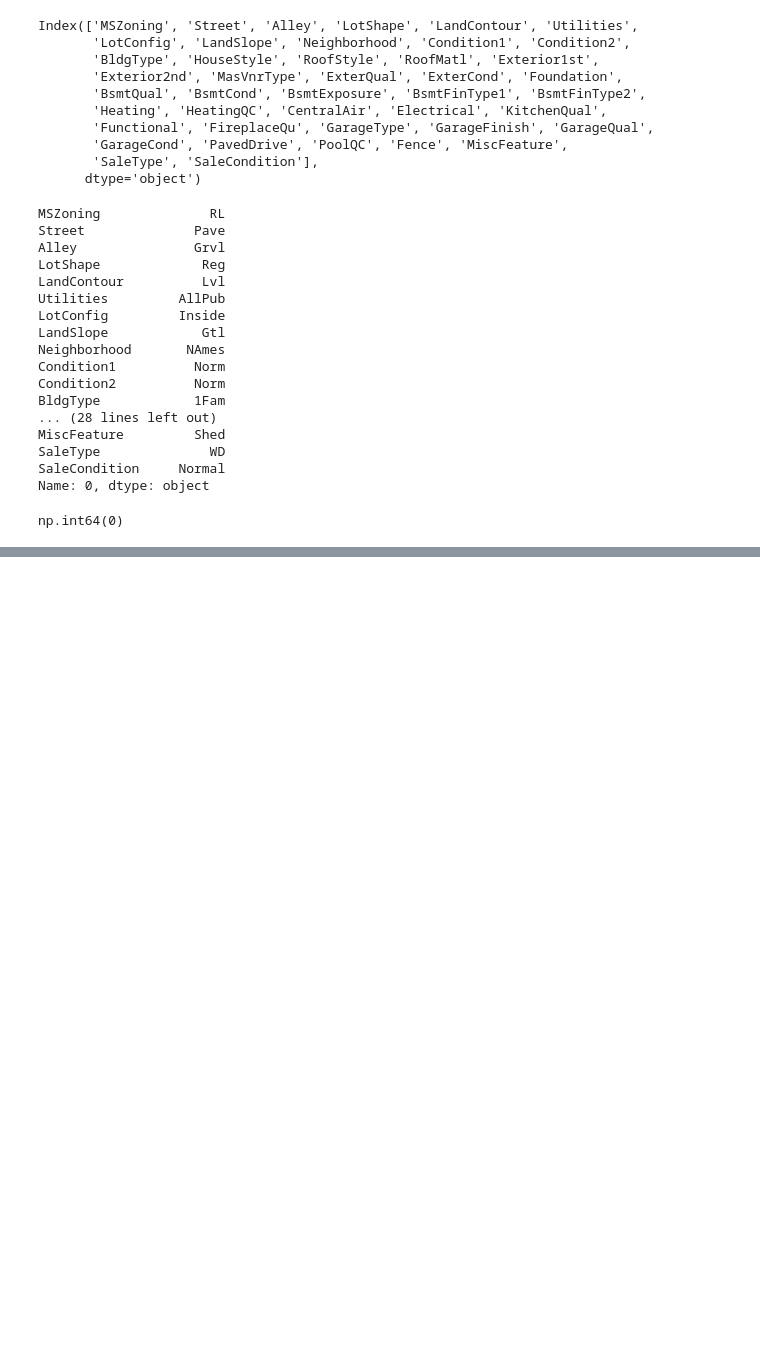
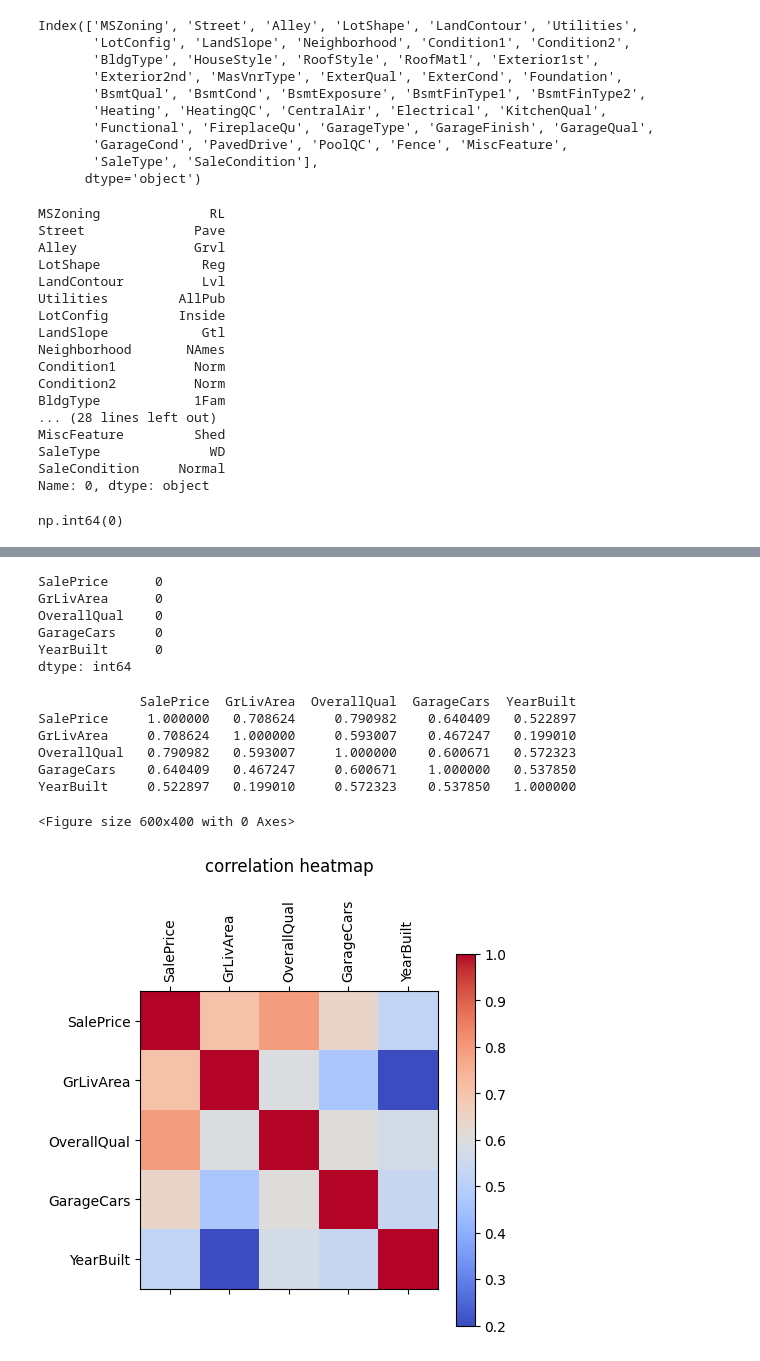
Before and after one commit to prabeshgupta/python, a Jupyter notebook: School/Third/Day 4/House Pricing.ipynb, the cells around one changed output, grey strips where cells are left out. Cells and saved outputs as stored; diff of their text form; code cells hidden in the pictures; blank space fills up the shorter version.

Commit message:
Heatmap

```diff
--- a/School/Third/Day 4/House Pricing.ipynb
+++ b/School/Third/Day 4/House Pricing.ipynb
@@ -118,3 +118,7 @@ Name: 0, dtype: object
 df.isnull().sum().sum()
 # %% [output]
 np.int64(0)
+# %%
+df = df[['SalePrice','GrLivArea','OverallQual','GarageCars','YearBuilt']]
+print('\nStatistics')
+df.describe()
@@ -120,0 +136,30 @@ np.int64(0)
+# %%
+print(df.isnull().sum())
+# %% [output]
+SalePrice      0
+GrLivArea      0
+OverallQual    0
+GarageCars     0
+YearBuilt      0
+dtype: int64
+# %%
+correlation_matrix = df.corr()
+print(correlation_matrix)
+# %% [output]
+             SalePrice  GrLivArea  OverallQual  GarageCars  YearBuilt
+SalePrice     1.000000   0.708624     0.790982    0.640409   0.522897
+GrLivArea     0.708624   1.000000     0.593007    0.467247   0.199010
+OverallQual   0.790982   0.593007     1.000000    0.600671   0.572323
+GarageCars    0.640409   0.467247     0.600671    1.000000   0.537850
+YearBuilt     0.522897   0.199010     0.572323    0.537850   1.000000
+# %%
+plt.figure(figsize=(6,4))
+plt.matshow(correlation_matrix,cmap='coolwarm')
+plt.colorbar()
+plt.title("correlation heatmap",pad=20)
+plt.xticks(range(len(correlation_matrix.columns)), correlation_matrix.columns, rotation=90)
+plt.yticks(range(len(correlation_matrix.columns)), correlation_matrix.columns)
+plt.show()
+# %% [output]
+<Figure size 600x400 with 0 Axes>
+[figure, added]
```
Also changed, not shown: parts of 1 cell of this notebook.
